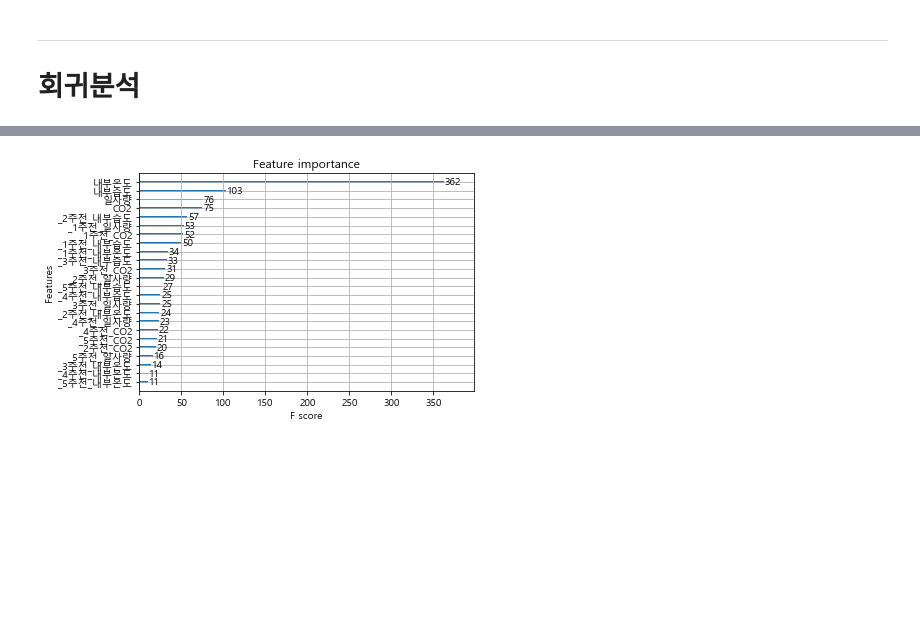
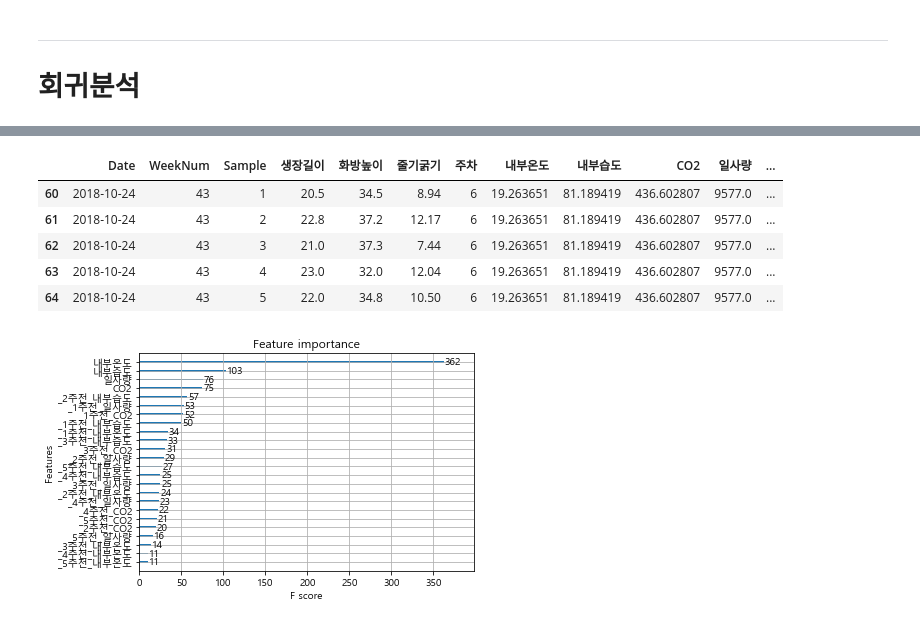
Before and after one commit to meucham11/nong_intern, a Jupyter notebook: 03_지연변수와 회귀.ipynb, the cells around one changed output, grey strips where cells are left out. Drawn from its saved outputs; the diff is of its cells as text; code cells hidden in the pictures; blank space fills up the shorter version.

```diff
--- a/03_지연변수와 회귀.ipynb
+++ b/03_지연변수와 회귀.ipynb
@@ -536,3 +540,12 @@ X_train, X_test, y_train, y_test = train_test_split((test2.iloc[:,4:]), (test2['
+# %%
+df.head(5)
+# %% [output]
+|  | Date | WeekNum | Sample | 생장길이 | 화방높이 | 줄기굵기 | 주차 | 내부온도 | 내부습도 | CO2 | 일사량 | ... |
+| 60 | 2018-10-24 | 43 | 1 | 20.5 | 34.5 | 8.94 | 6 | 19.263651 | 81.189419 | 436.602807 | 9577.0 | ... |
+| 61 | 2018-10-24 | 43 | 2 | 22.8 | 37.2 | 12.17 | 6 | 19.263651 | 81.189419 | 436.602807 | 9577.0 | ... |
+| 62 | 2018-10-24 | 43 | 3 | 21.0 | 37.3 | 7.44 | 6 | 19.263651 | 81.189419 | 436.602807 | 9577.0 | ... |
+| 63 | 2018-10-24 | 43 | 4 | 23.0 | 32.0 | 12.04 | 6 | 19.263651 | 81.189419 | 436.602807 | 9577.0 | ... |
+| 64 | 2018-10-24 | 43 | 5 | 22.0 | 34.8 | 10.50 | 6 | 19.263651 | 81.189419 | 436.602807 | 9577.0 | ... |
 # %%
 xgb_model = xgboost.XGBRegressor(n_estimators=100, learning_rate=0.08, gamma=0, subsample=0.75,
                            colsample_bytree=1, max_depth=7)
```
Also changed, not shown: parts of 31 cells of this notebook.
